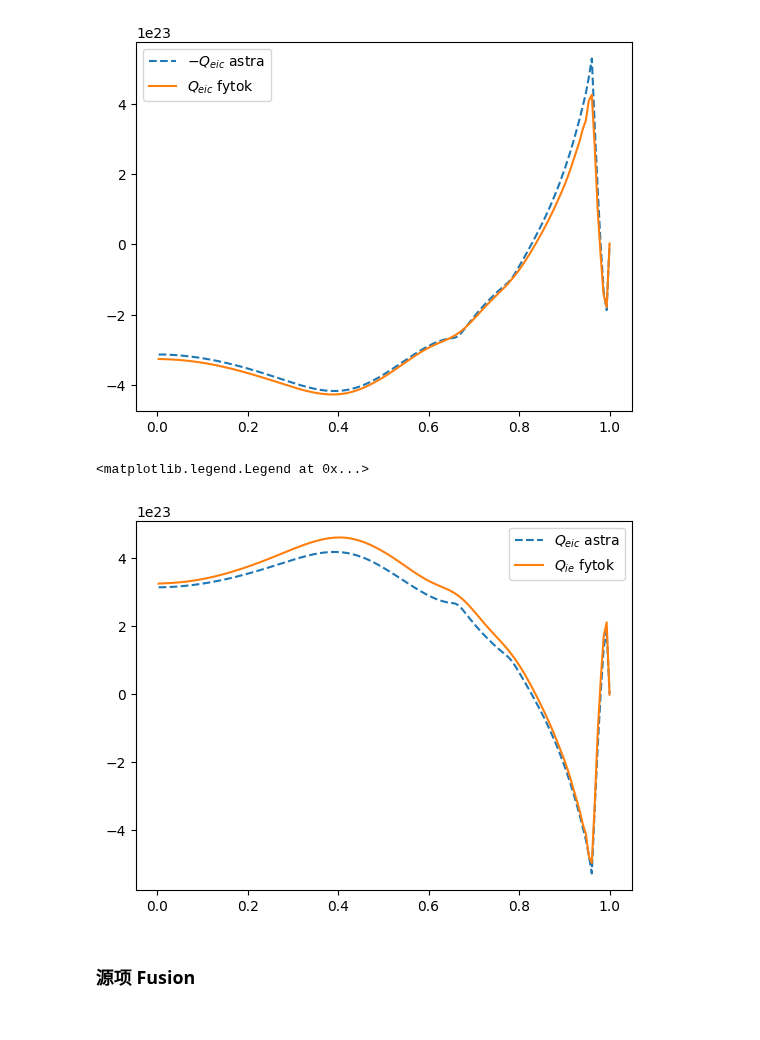
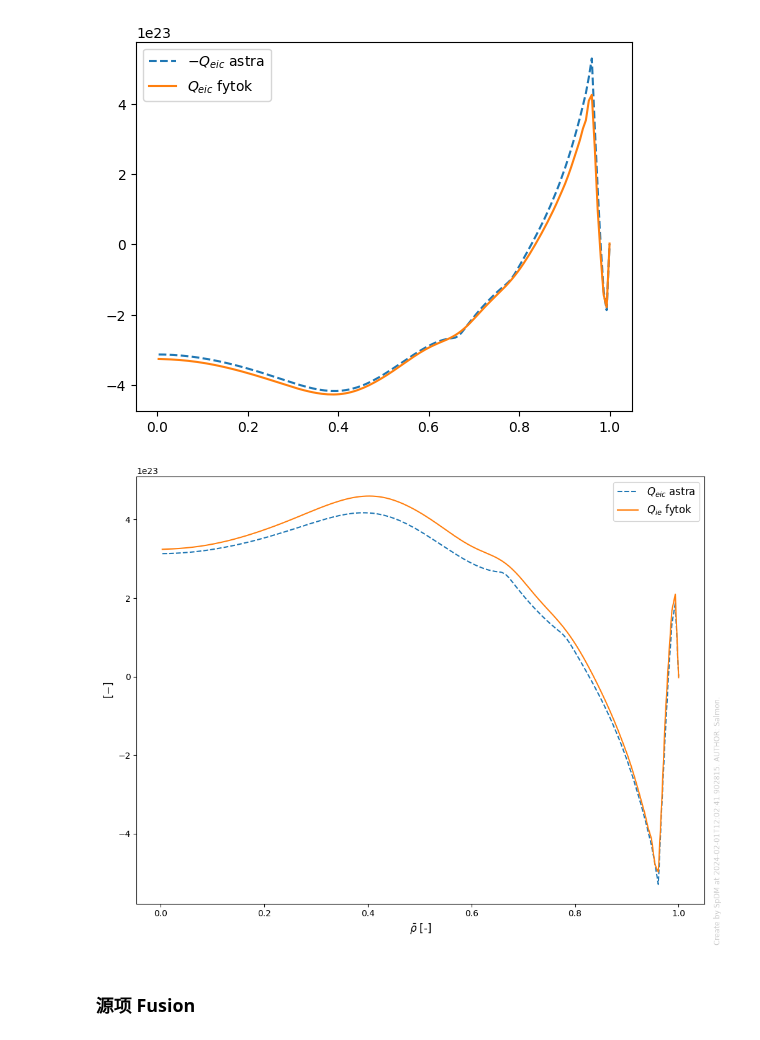
Before and after one commit to fusion-yun/fytok_old, a Jupyter notebook: examples/demo_transolver.ipynb, the cells around one changed output. Drawn from its saved outputs; the diff is of its cells as text; code cells hidden in the pictures.

```diff
--- a/examples/demo_transolver.ipynb
+++ b/examples/demo_transolver.ipynb
@@ -213,19 +212,20 @@ plt.legend()
 <matplotlib.legend.Legend at 0x...>
 [figure]
 # %%
-plt.plot(
-    astra_rho_tor_norm,
-    astra_profiles["Peic"].values * 1.0e6 / scipy.constants.electron_volt,
-    "--",
-    label=r"$Q_{eic}$ astra",
+fig=sp_view.plot(
+    source_1d.grid.rho_tor_norm,
+    [
+        (
+            (astra_rho_tor_norm, astra_profiles["Peic"].values * 1.0e6 / scipy.constants.electron_volt),
+            {"label": r"$Q_{eic}$ astra", "$matplotlib": {"linestyle": "--"}},
+        ),
+        (source_1d.ion["D"].energy * 2, r"$Q_{ie}$ fytok"),
+    ],
+    x_label=r"$\bar{\rho}$ [-]",
+    fontsize=12,
 )
-plt.plot(
-    source_1d.grid.rho_tor_norm, source_1d.ion["D"].energy(source_1d.grid.rho_tor_norm) * 2, label=r"$Q_{ie}$ fytok"
-)
-plt.legend()
 # %% [output]
-<matplotlib.legend.Legend at 0x...>
-[figure, old version]
+[figure, new version]
 # %% [markdown]
 ### 源项 Fusion
 # %%
```
Also changed, not shown: parts of 34 cells of this notebook.
